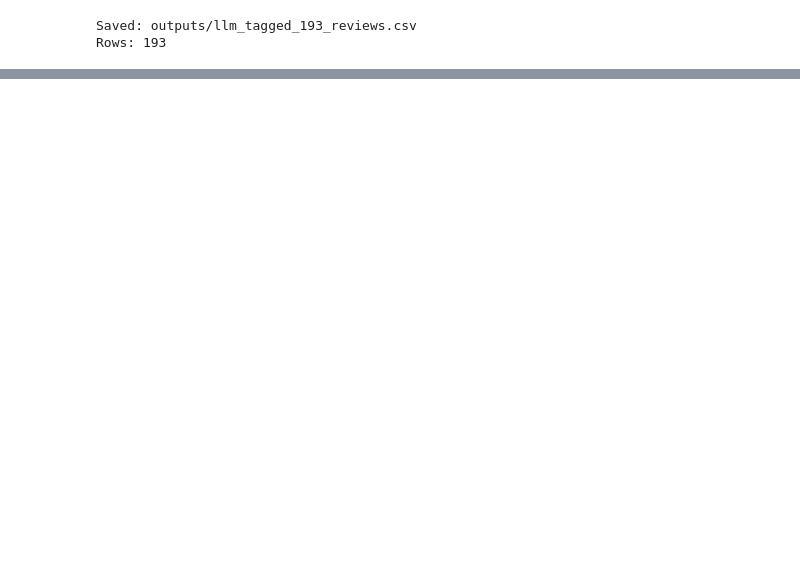
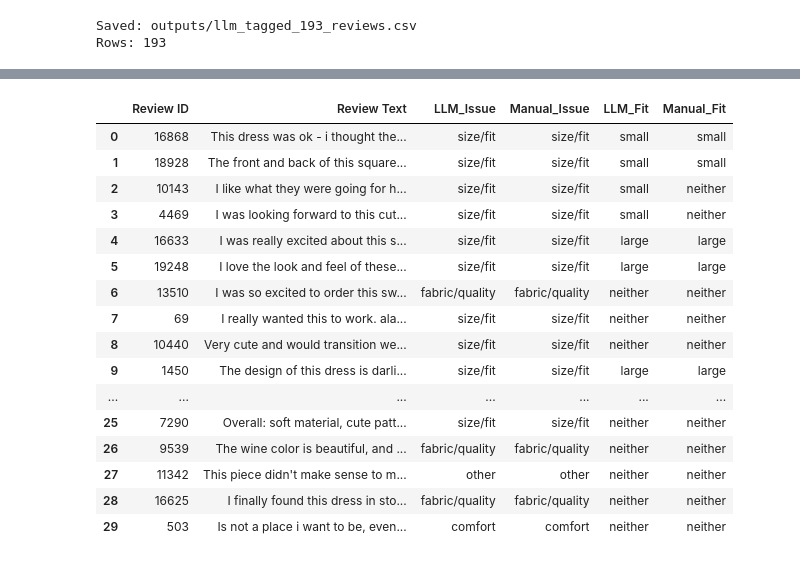
Before and after one commit to sivanishanth10/caspad-data-ai-engineer, a Jupyter notebook: notebooks/03_part_c.ipynb, the cells around one changed output, grey strips where cells are left out. Drawn from its saved outputs; the diff is of its cells as text; code cells hidden in the pictures; blank space fills up the shorter version.

```diff
--- a/notebooks/03_part_c.ipynb
+++ b/notebooks/03_part_c.ipynb
@@ -661,0 +402,78 @@ Saved: outputs/issue_mix_by_department.csv
+# %%
+# Manual labels based on reading the 30 review texts
+
+manual_labels = {
+    16868: ("size/fit", "small"),
+    18928: ("size/fit", "small"),
+    10143: ("size/fit", "neither"),
+    4469: ("size/fit", "neither"),
+    16633: ("size/fit", "large"),
+    19248: ("size/fit", "large"),
+    13510: ("fabric/quality", "neither"),
+    69: ("size/fit", "neither"),
+    10440: ("size/fit", "neither"),
+    1450: ("size/fit", "large"),
+    3035: ("fabric/quality", "small"),
+    11415: ("size/fit", "small"),
+    19115: ("size/fit", "neither"),
+    8758: ("size/fit", "small"),
+    15599: ("size/fit", "large"),
+    16021: ("size/fit", "large"),
+    16189: ("looks different from photo", "large"),
+    14365: ("size/fit", "large"),
+    18880: ("size/fit", "large"),
+    3894: ("looks different from photo", "neither"),
+    7604: ("fabric/quality", "large"),
+    14010: ("fabric/quality", "neither"),
+    5622: ("fabric/quality", "neither"),
+    17067: ("fabric/quality", "neither"),
+    16807: ("size/fit", "large"),
+    7290: ("size/fit", "neither"),
+    9539: ("fabric/quality", "neither"),
+    11342: ("other", "neither"),
+    16625: ("fabric/quality", "neither"),
+    503: ("comfort", "neither")
+}
+
+# Fill the manual-label columns
+manual_check["Manual_Issue"] = (
+    manual_check["Review ID"]
+    .map(lambda x: manual_labels[x][0])
+)
+
+manual_check["Manual_Fit"] = (
+    manual_check["Review ID"]
+    .map(lambda x: manual_labels[x][1])
+)
+
+# Display the comparison in Jupyter
+display(
+    manual_check[
+        [
+            "Review ID",
+            "Review Text",
+            "LLM_Issue",
+            "Manual_Issue",
+            "LLM_Fit",
+            "Manual_Fit"
+        ]
+    ]
+)
+# %% [output]
+|  | Review ID | Review Text | LLM_Issue | Manual_Issue | LLM_Fit | Manual_Fit |
+| 0 | 16868 | This dress was ok - i thought the... | size/fit | size/fit | small | small |
+| 1 | 18928 | The front and back of this square... | size/fit | size/fit | small | small |
+| 2 | 10143 | I like what they were going for h... | size/fit | size/fit | small | neither |
+| 3 | 4469 | I was looking forward to this cut... | size/fit | size/fit | small | neither |
+| 4 | 16633 | I was really excited about this s... | size/fit | size/fit | large | large |
+| 5 | 19248 | I love the look and feel of these... | size/fit | size/fit | large | large |
+| 6 | 13510 | I was so excited to order this sw... | fabric/quality | fabric/quality | neither | neither |
+| 7 | 69 | I really wanted this to work. ala... | size/fit | size/fit | neither | neither |
+| 8 | 10440 | Very cute and would transition we... | size/fit | size/fit | neither | neither |
+| 9 | 1450 | The design of this dress is darli... | size/fit | size/fit | large | large |
+| ... | ... | ... | ... | ... | ... | ... |
+| 25 | 7290 | Overall: soft material, cute patt... | size/fit | size/fit | neither | neither |
+| 26 | 9539 | The wine color is beautiful, and ... | fabric/quality | fabric/quality | neither | neither |
+| 27 | 11342 | This piece didn't make sense to m... | other | other | neither | neither |
+| 28 | 16625 | I finally found this dress in sto... | fabric/quality | fabric/quality | neither | neither |
+| 29 | 503 | Is not a place i want to be, even... | comfort | comfort | neither | neither |
```
Also changed, not shown: parts of 17 cells of this notebook, 9 other files.
